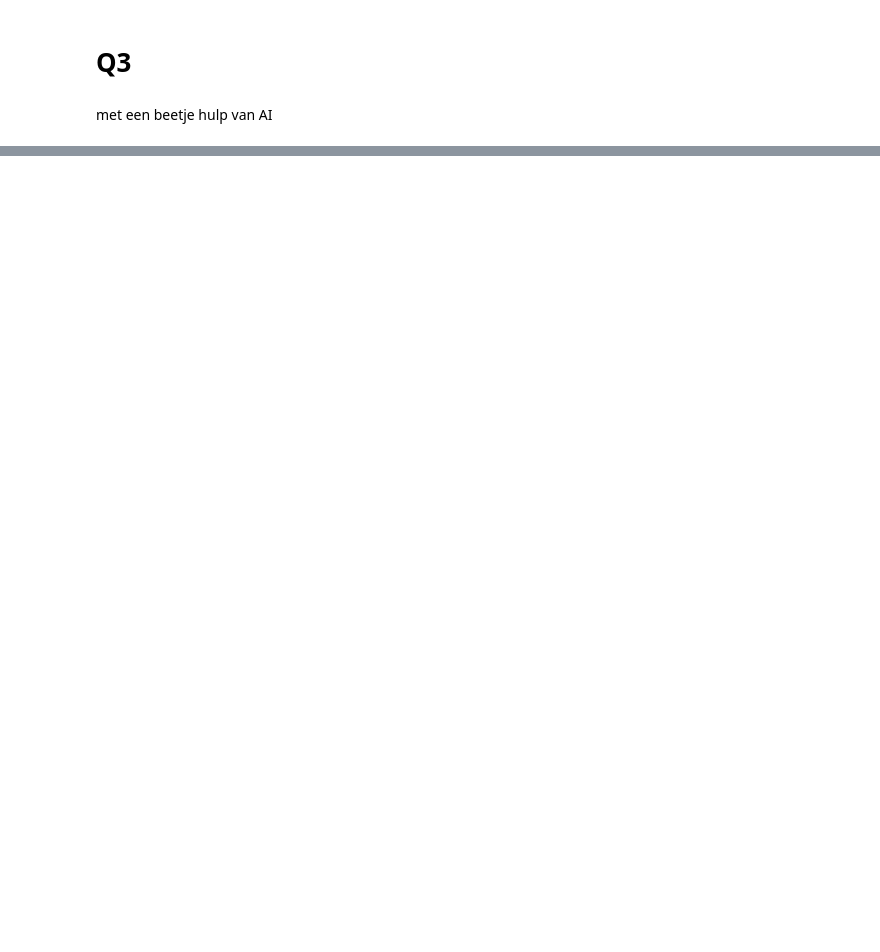
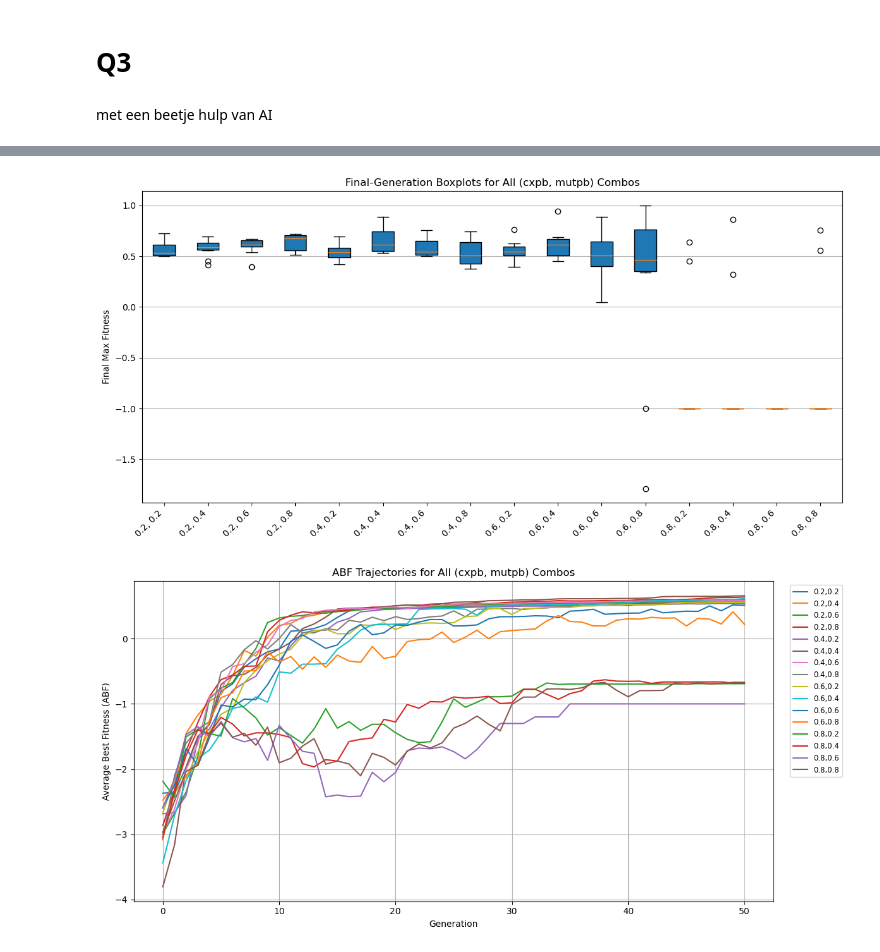
Before and after one commit to QuintenTijn/Decision_with_AI, a Jupyter notebook: Code_Tijmen Yannick edit.ipynb, the cells around one changed output, grey strips where cells are left out. Drawn from its saved outputs; the diff is of its cells as text; code cells hidden in the pictures; blank space fills up the shorter version.

```diff
--- a/Code_Tijmen Yannick edit.ipynb
+++ b/Code_Tijmen Yannick edit.ipynb
@@ -490,0 +491,42 @@ KeyboardInterrupt:
+# %%
+import matplotlib.pyplot as plt
+
+# 1) Boxplots of the *final* generation for each (cxpb, mutpb)
+fig, ax = plt.subplots(figsize=(12, 6))
+
+labels = []
+data_to_plot = []
+for (cxpb, mutpb), arr in results_q3.items():
+    # arr shape is (n_gens, n_runs); take the last row = final-gen fitnesses
+    final_gen = arr[-1, :]
+    data_to_plot.append(final_gen)
+    labels.append(f"{cxpb:.1f}, {mutpb:.1f}")
+
+ax.boxplot(data_to_plot, patch_artist=True)
+ax.set_xticklabels(labels, rotation=45, ha='right')
+ax.set_ylabel("Final Max Fitness")
+ax.set_title("Final‐Generation Boxplots for All (cxpb, mutpb) Combos")
+ax.grid(axis='y')
+plt.tight_layout()
+plt.show()
+
+
+# 2) “Average Best Fitness” curves across generations for each combo
+fig, ax = plt.subplots(figsize=(12, 6))
+
+for (cxpb, mutpb), arr in results_q3.items():
+    # compute ABF = mean over runs at each generation
+    abf = arr.mean(axis=1)
+    gens = range(len(abf))
+    ax.plot(gens, abf, label=f"{cxpb:.1f},{mutpb:.1f}")
+
+ax.set_xlabel("Generation")
+ax.set_ylabel("Average Best Fitness (ABF)")
+ax.set_title("ABF Trajectories for All (cxpb, mutpb) Combos")
+ax.legend(bbox_to_anchor=(1.02, 1), loc='upper left', fontsize='small')
+ax.grid()
+plt.tight_layout()
+plt.show()
+# %% [output]
+[figure, added]
+[figure, added]
```
Also changed, not shown: parts of 5 cells of this notebook.
